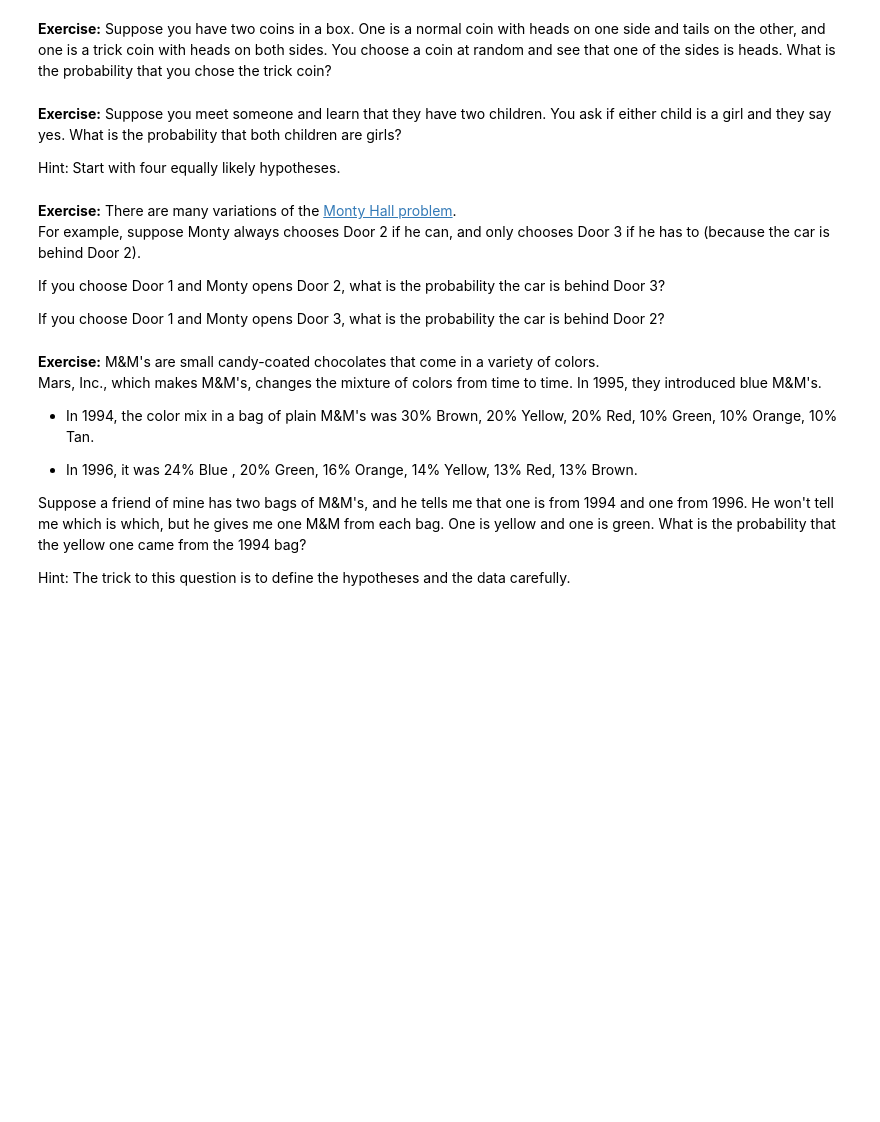
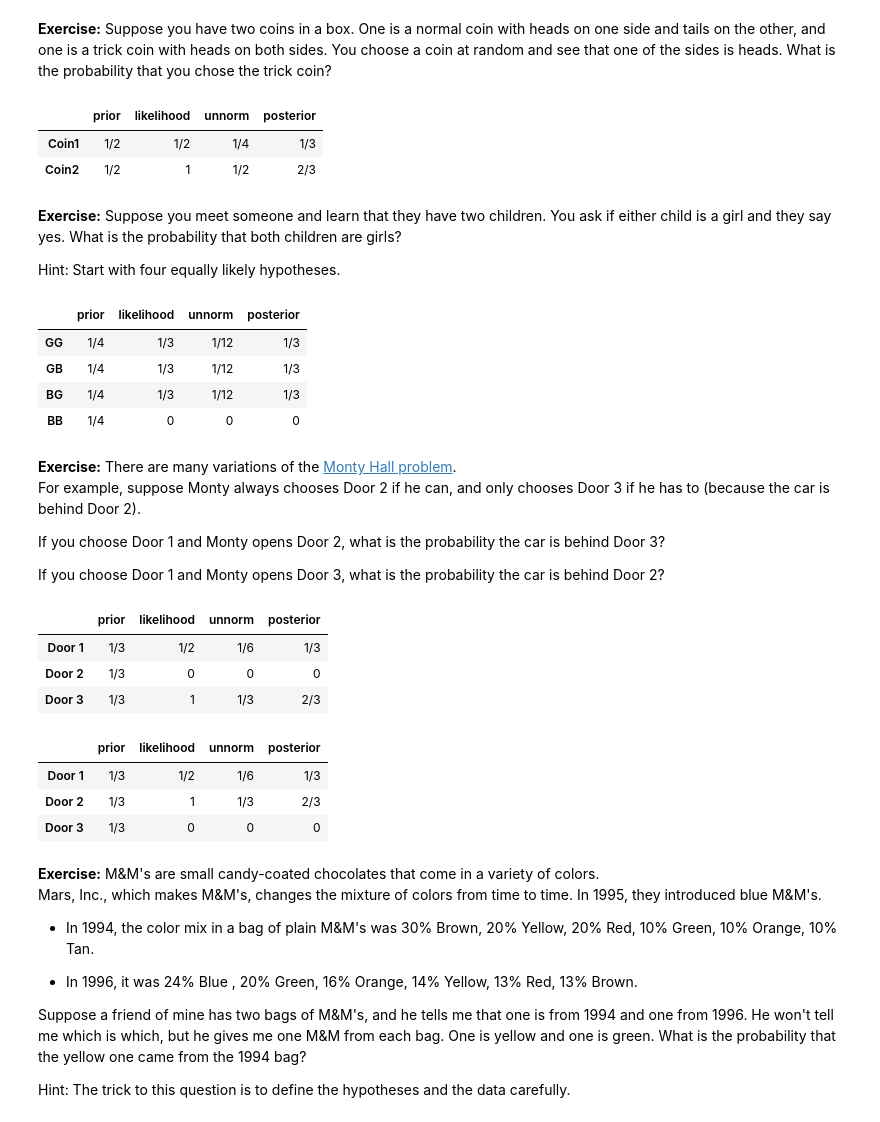
Before and after one commit to gitElder/notebooks, a Jupyter notebook: notebooks/chap02.ipynb, the cells around one changed output. Cells and saved outputs as stored; diff of their text form; code cells hidden in the pictures; blank space fills up the shorter version.

```diff
--- a/notebooks/chap02.ipynb
+++ b/notebooks/chap02.ipynb
@@ -330,3 +371,13 @@ What is the probability that you chose the trick coin?
+# %%
+table4 = pd.DataFrame(index=['Coin1', 'Coin2'])
+table4['prior'] = Fraction(1, 2)
+table4['likelihood'] = Fraction(1, 2), 1
+update(table4)
+table4
+# %% [output]
+|  | prior | likelihood | unnorm | posterior |
+| Coin1 | 1/2 | 1/2 | 1/4 | 1/3 |
+| Coin2 | 1/2 | 1 | 1/2 | 2/3 |
 # %% [markdown]
 **Exercise:** Suppose you meet someone and learn that they have two children.
 You ask if either child is a girl and they say yes.
@@ -338,3 +387,15 @@ Hint: Start with four equally likely hypotheses.
+# %%
+table5 = pd.DataFrame(index=['GG', 'GB', 'BG', 'BB'])
+table5['prior'] = Fraction(1, 4)
+table5['likelihood'] = Fraction(1, 3), Fraction (1, 3),Fraction (1, 3), 0
+update(table5)
+table5
+# %% [output]
+|  | prior | likelihood | unnorm | posterior |
+| GG | 1/4 | 1/3 | 1/12 | 1/3 |
+| GB | 1/4 | 1/3 | 1/12 | 1/3 |
+| BG | 1/4 | 1/3 | 1/12 | 1/3 |
+| BB | 1/4 | 0 | 0 | 0 |
 # %% [markdown]
 **Exercise:** There are many variations of the [Monty Hall problem](https://en.wikipedia.org/wiki/Monty_Hall_problem).
 For example, suppose Monty always chooses Door 2 if he can, and
@@ -350,3 +407,25 @@ If you choose Door 1 and Monty opens Door 3, what is the probability the car is
+# %%
+table6 = pd.DataFrame(index=['Door 1', 'Door 2', 'Door 3'])
+table6['prior'] = Fraction(1, 3)
+table6['likelihood'] = Fraction (1, 2), 0, 1
+update(table6)
+table6
+# %% [output]
+|  | prior | likelihood | unnorm | posterior |
+| Door 1 | 1/3 | 1/2 | 1/6 | 1/3 |
+| Door 2 | 1/3 | 0 | 0 | 0 |
+| Door 3 | 1/3 | 1 | 1/3 | 2/3 |
+# %%
+table7 = pd.DataFrame(index=['Door 1', 'Door 2', 'Door 3'])
+table7['prior'] = Fraction(1, 3)
+table7['likelihood'] = Fraction (1, 2), 1, 0
+update(table7)
+table7
+# %% [output]
+|  | prior | likelihood | unnorm | posterior |
+| Door 1 | 1/3 | 1/2 | 1/6 | 1/3 |
+| Door 2 | 1/3 | 1 | 1/3 | 2/3 |
+| Door 3 | 1/3 | 0 | 0 | 0 |
 # %% [markdown]
 **Exercise:** M&M's are small candy-coated chocolates that come in a variety of colors.
 Mars, Inc., which makes M&M's, changes the mixture of colors from time to time.
```
Also changed, not shown: parts of 16 cells of this notebook.
